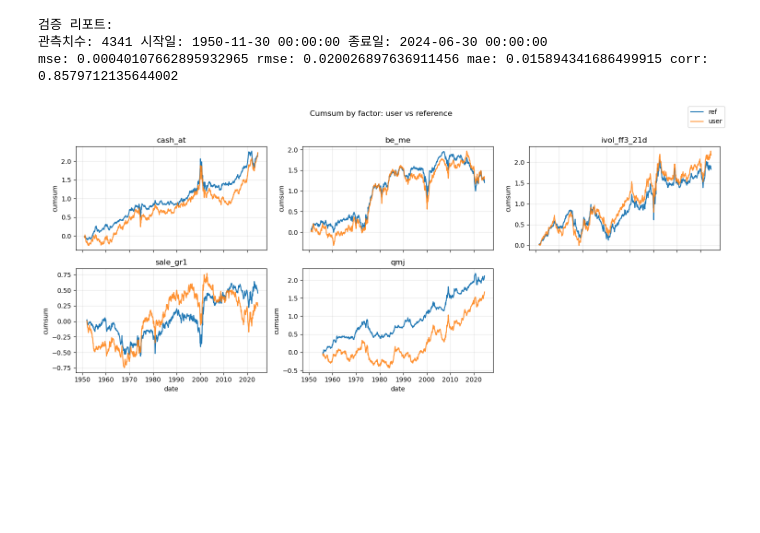
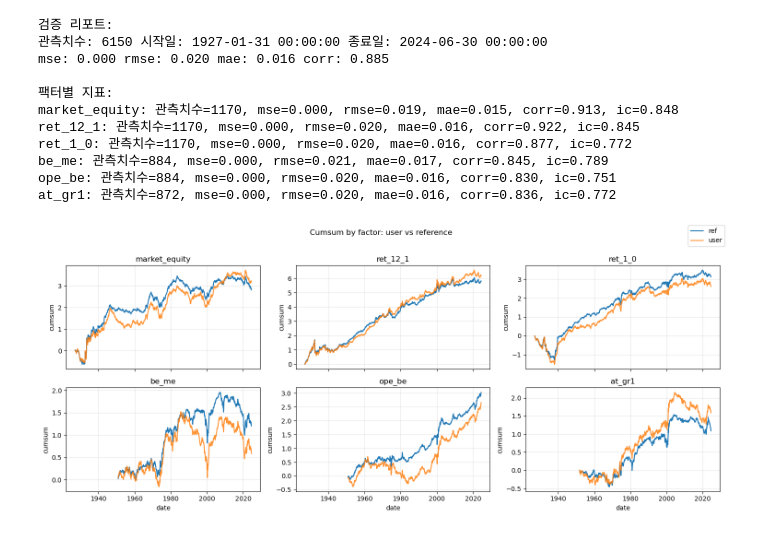
Before and after one commit to jaepil-choi/KAIST-BAF634-2025, a Jupyter notebook: tutorial.ipynb, the cells around one changed output. Saved outputs shown, nothing was run; the diff lists cells and outputs as text; code cells hidden in the pictures; blank space fills up the shorter version.

```diff
--- a/tutorial.ipynb
+++ b/tutorial.ipynb
@@ -58,6 +14,16 @@ date                                     ...
 # %%
-# 퍼사드로 선택 팩터만 와이드로 직접 로드
-selected_factors = ["qmj", "sale_gr1", "ivol_ff3_21d", "cash_at", "be_me"]
+# 1) 데이터 로드 (와이드)
+q = QDL()
+
+# 팩터 데이터셋 (와이드, 과제 백틱 변수 사용, mkt 제외)
+selected_factors = [
+    "market_equity",  # Size
+    "be_me",          # Value
+    "ope_be",         # Profitability
+    "at_gr1",         # Investment
+    "ret_12_1",       # Momentum
+    "ret_1_0",        # Short-term reversal
+]
 wide2 = q.load_factors(
     country="usa",
     dataset="factor",
@@ -65,6 +31,5 @@ wide2 = q.load_factors(
     factors=selected_factors,
     strict=False,
 )
-print("\n선택 팩터 와이드 데이터 (상위 5행):")
-print(wide2.tail(5))
+print("팩터(와이드) 상위 5행:\n", wide2.head(5))
 # %% [output]
@@ -102,52 +94,52 @@ print("열 집합 동일 여부:", set(user_aligned.columns) == set(ref_aligned.
 정렬된 길이: 1170
 열 집합 동일 여부: True
 # %%
-# 검증 데모: 팩터별 cumsum 그래프 (옵션)
-from qdl.facade import QDL
-import pandas as pd
-
-# 정렬된 와이드를 롱으로 변환
-user_long = user_aligned.stack().reset_index()
-user_long.columns = ["date", "name", "ret"]
-ref_long = ref_aligned.stack().reset_index()
-ref_long.columns = ["date", "name", "ret"]
-
-q = QDL()
-report = q.validate_factor(
-    user_df=user_long,
-    reference_df=ref_long,
-    on=["date", "name"],
-    value_col="ret",
+# 3) 팩터 검증(와이드, 팩터별 cumsum 플롯 포함)
+report = validator.validate_factor(
+    user=user_aligned,
+    reference=ref_aligned,
     return_plot=True,
     plot_title="Cumsum by factor: user vs reference",
     max_plot_factors=12,
 )
 print("\n검증 리포트:")
 print("관측치수:", report.n_obs, "시작일:", report.date_start, "종료일:", report.date_end)
-print("mse:", report.mse, "rmse:", report.rmse, "mae:", report.mae, "corr:", report.corr)
 
-# 팩터별 지표를 플롯 전에 출력
+def _fmt(x):
+    return f"{x:.3f}" if x is not None else "nan"
+
+print(
+    "mse:", _fmt(report.mse),
+    "rmse:", _fmt(report.rmse),
+    "mae:", _fmt(report.mae),
+    "corr:", _fmt(report.corr),
+)
+
 if report.per_factor_metrics:
     print("\n팩터별 지표:")
     for factor, metrics in report.per_factor_metrics.items():
         n = (report.per_factor_n_obs or {}).get(factor)
-        mse = metrics.get("mse")
-        rmse = metrics.get("rmse")
-        mae = metrics.get("mae")
-        corr = metrics.get("corr")
-        ic = metrics.get("ic")
         print(
-            f"{factor}: 관측치수={n}, mse={mse}, rmse={rmse}, mae={mae}, corr={corr}, ic={ic}"
+            f"{factor}: 관측치수={n}, mse={_fmt(metrics.get('mse'))}, rmse={_fmt(metrics.get('rmse'))}, "
+            f"mae={_fmt(metrics.get('mae'))}, corr={_fmt(metrics.get('corr'))}, ic={_fmt(metrics.get('ic'))}"
         )
 
 try:
     import matplotlib.pyplot as plt
     if report.figure is not None:
         plt.show(report.figure)
 except Exception:
     pass
 # %% [output]
 검증 리포트:
-관측치수: 4341 시작일: 1950-11-30 00:00:00 종료일: 2024-06-30 00:00:00
-mse: 0.00040107662895932965 rmse: 0.020026897636911456 mae: 0.015894341686499915 corr: 0.8579712135644002
+관측치수: 6150 시작일: 1927-01-31 00:00:00 종료일: 2024-06-30 00:00:00
+mse: 0.000 rmse: 0.020 mae: 0.016 corr: 0.885
+
+팩터별 지표:
+market_equity: 관측치수=1170, mse=0.000, rmse=0.019, mae=0.015, corr=0.913, ic=0.848
+ret_12_1: 관측치수=1170, mse=0.000, rmse=0.020, mae=0.016, corr=0.922, ic=0.845
+ret_1_0: 관측치수=1170, mse=0.000, rmse=0.020, mae=0.016, corr=0.877, ic=0.772
+be_me: 관측치수=884, mse=0.000, rmse=0.021, mae=0.017, corr=0.845, ic=0.789
+ope_be: 관측치수=884, mse=0.000, rmse=0.020, mae=0.016, corr=0.830, ic=0.751
+at_gr1: 관측치수=872, mse=0.000, rmse=0.020, mae=0.016, corr=0.836, ic=0.772
-[figure, old version]
+[figure, new version]
```
Also changed, not shown: parts of 14 cells of this notebook.
